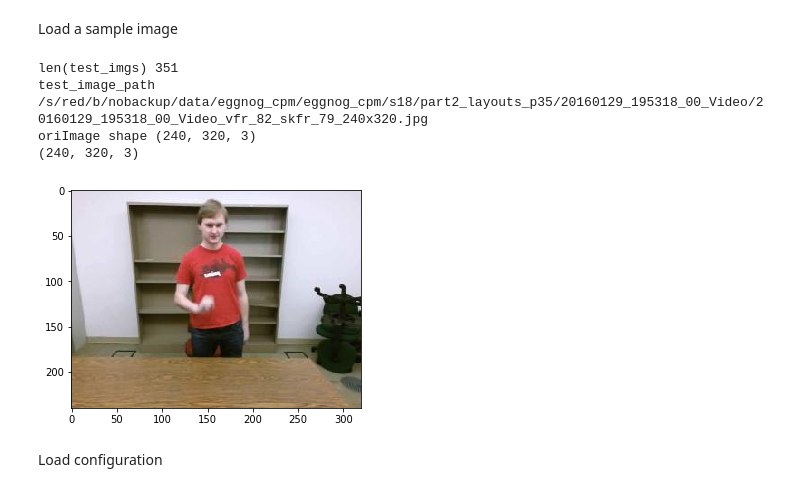
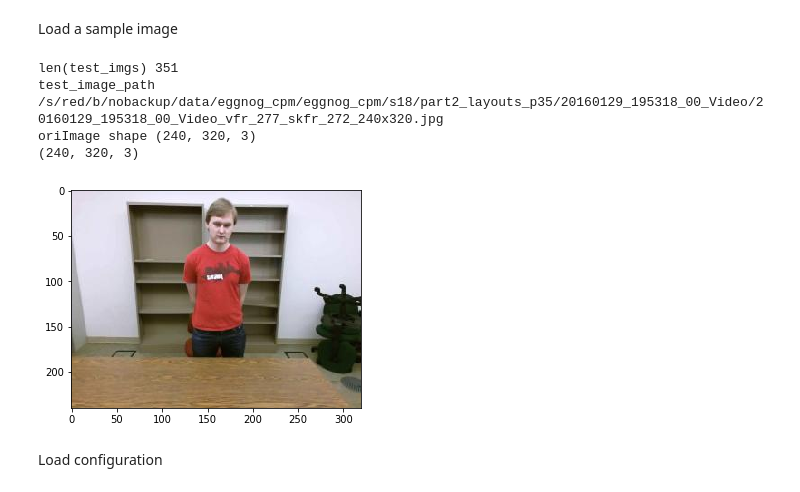
Before and after one commit to GuruMulay/Adapting-RGB-Pose-Estimation-to-New-Domains, a Jupyter notebook: test_common.ipynb, the cells around one changed output. Saved outputs shown, nothing was run; the diff lists cells and outputs as text; code cells hidden in the pictures.

```diff
--- a/test_common.ipynb
+++ b/test_common.ipynb
@@ -175,33 +178,34 @@ import numpy as np
 import util
 # %%
 test_dir = '/s/red/b/nobackup/data/eggnog_cpm/eggnog_cpm/s18/part2_layouts_p35/20160129_195318_00_Video/'
+# test_dir = '/s/red/a/nobackup/imagenet/images/train/train_set_5/n07742313/'
 # "/s/red/b/nobackup/data/eggnog_cpm/eggnog_cpm_test/s05/part1_layout_p10/20151114_014811_00_Video/"
 # '/s/chopin/k/grad/guru5/red-b/data/eggnog_cpm/eggnog_cpm_test/test_set/20160129_192551_00_Video_version2/'
-test_imgs = [im for im in os.listdir(test_dir) if im.endswith(".jpg")]
+test_imgs = [im for im in os.listdir(test_dir) if im.endswith(".jpg") or im.endswith(".JPEG")]
 
 print("len(test_imgs)", len(test_imgs))  #, test_imgs)
 
-img_idx = 10
+img_idx = 151
 
 
 # test_image = 'sample_images/ski1.jpg'
 test_image = os.path.join(test_dir, test_imgs[img_idx])
 
 print("test_image_path", test_image)
 
 oriImg = cv2.imread(test_image)  # B,G,R order
 print("oriImage shape", oriImg.shape)
 plt.imshow(oriImg[:,:,::-1])
 print(oriImg.shape)
 
 # if eggnog_testing:  # use RGB order for now (6/26)
 #     oriImg = oriImg[:, :, ::-1]  # BGR to RGB
 # %% [output]
 len(test_imgs) 351
-test_image_path /s/red/b/nobackup/data/eggnog_cpm/eggnog_cpm/s18/part2_layouts_p35/20160129_195318_00_Video/20160129_195318_00_Video_vfr_82_skfr_79_240x320.jpg
+test_image_path /s/red/b/nobackup/data/eggnog_cpm/eggnog_cpm/s18/part2_layouts_p35/20160129_195318_00_Video/20160129_195318_00_Video_vfr_277_skfr_272_240x320.jpg
 oriImage shape (240, 320, 3)
 (240, 320, 3)
-[figure, old version]
+[figure, new version]
 # %% [markdown]
 Load configuration
 # %%
```
Also changed, not shown: parts of 9 cells of this notebook, 9 other files.
